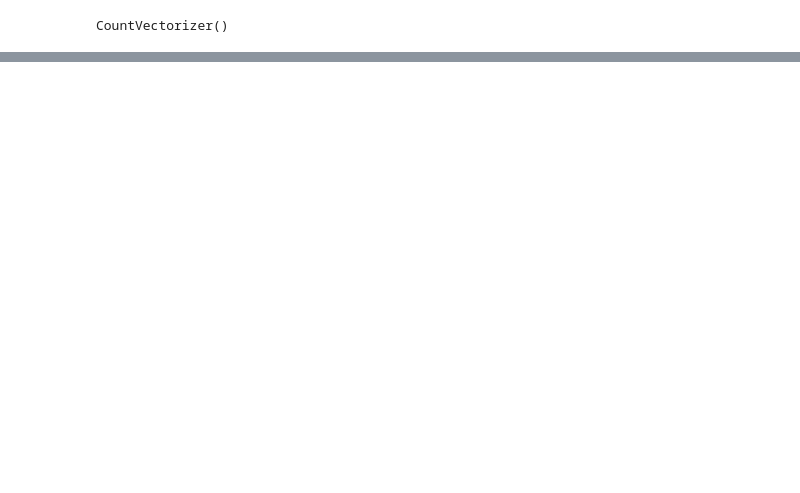
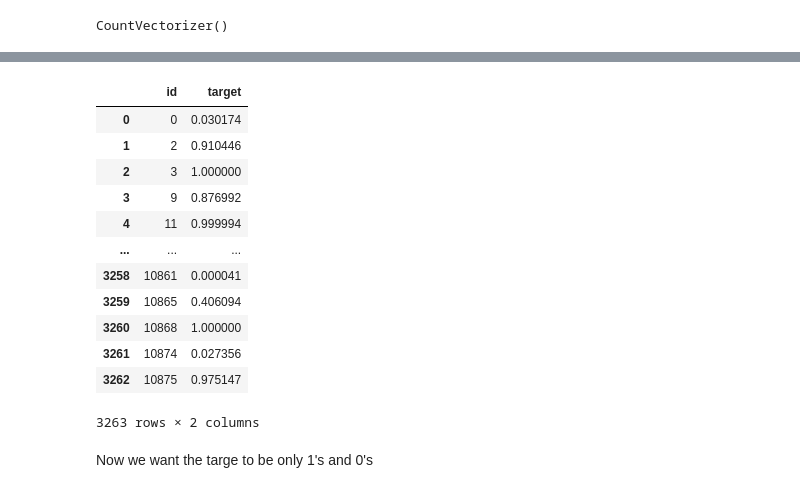
Before and after one commit to Mateotabernero/XGBoost-for-classifying-disaster-tweets, a Jupyter notebook: xgboost.ipynb, the cells around one changed output, grey strips where cells are left out. Cells and saved outputs as stored; diff of their text form; code cells hidden in the pictures; blank space fills up the shorter version.

```diff
--- a/xgboost.ipynb
+++ b/xgboost.ipynb
@@ -262,0 +494,4 @@ sample_submission.to_csv("submission-csv", index = False)
+# %%
+x_test=np.array(embedded_docs_test)
+# %%
+prediction = model.predict(x_test)
@@ -262,0 +514,22 @@ sample_submission.to_csv("submission-csv", index = False)
+# %%
+sample_submission = pd.read_csv("../input/nlp-getting-started/sample_submission.csv")
+# %%
+sample_submission.target = prediction
+# %%
+sample_submission
+# %% [output]
+|  | id | target |
+| 0 | 0 | 0.030174 |
+| 1 | 2 | 0.910446 |
+| 2 | 3 | 1.000000 |
+| 3 | 9 | 0.876992 |
+| 4 | 11 | 0.999994 |
+| ... | ... | ... |
+| 3258 | 10861 | 0.000041 |
+| 3259 | 10865 | 0.406094 |
+| 3260 | 10868 | 1.000000 |
+| 3261 | 10874 | 0.027356 |
+| 3262 | 10875 | 0.975147 |
+3263 rows × 2 columns
+# %% [markdown]
+Now we want the targe to be only 1's and 0's
```
Also changed, not shown: parts of 88 cells of this notebook.
